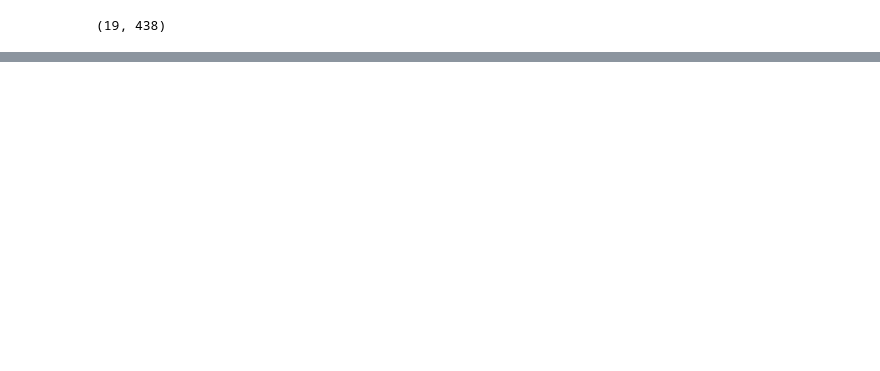
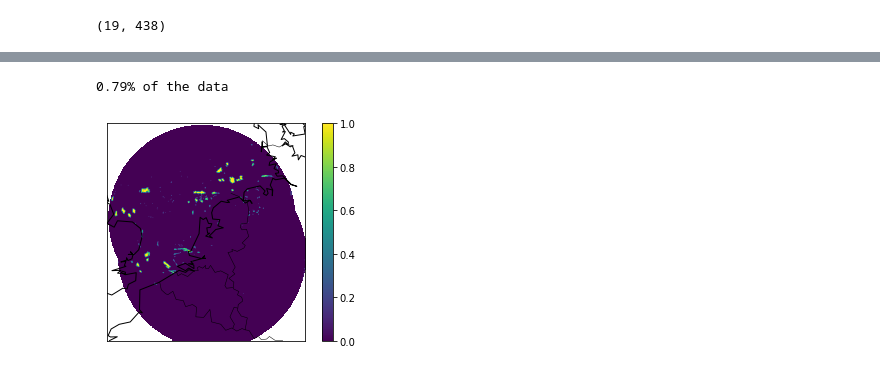
Before and after one commit to KoertS/precipitation-nowcasting-using-GANs, a Jupyter notebook: precipitation_forecasting/freq_exceedence_threshold.ipynb, the cells around one changed output, grey strips where cells are left out. Cells and saved outputs as stored; diff of their text form; code cells hidden in the pictures; blank space fills up the shorter version.

```diff
--- a/precipitation_forecasting/freq_exceedence_threshold.ipynb
+++ b/precipitation_forecasting/freq_exceedence_threshold.ipynb
@@ -177,0 +212,8 @@ np.unravel_index(ind, (765,700))
+# %%
+test = count_exceed[0]
+test1 = test > 800
+print('{:.2f}% of the data'.format(100*np.sum(test1)/(765*700)))
+plot_on_map(test1, ftype='.h5')
+# %% [output]
+0.79% of the data
+[figure, added]
```
Also changed, not shown: parts of 18 cells of this notebook, 3 other files.
